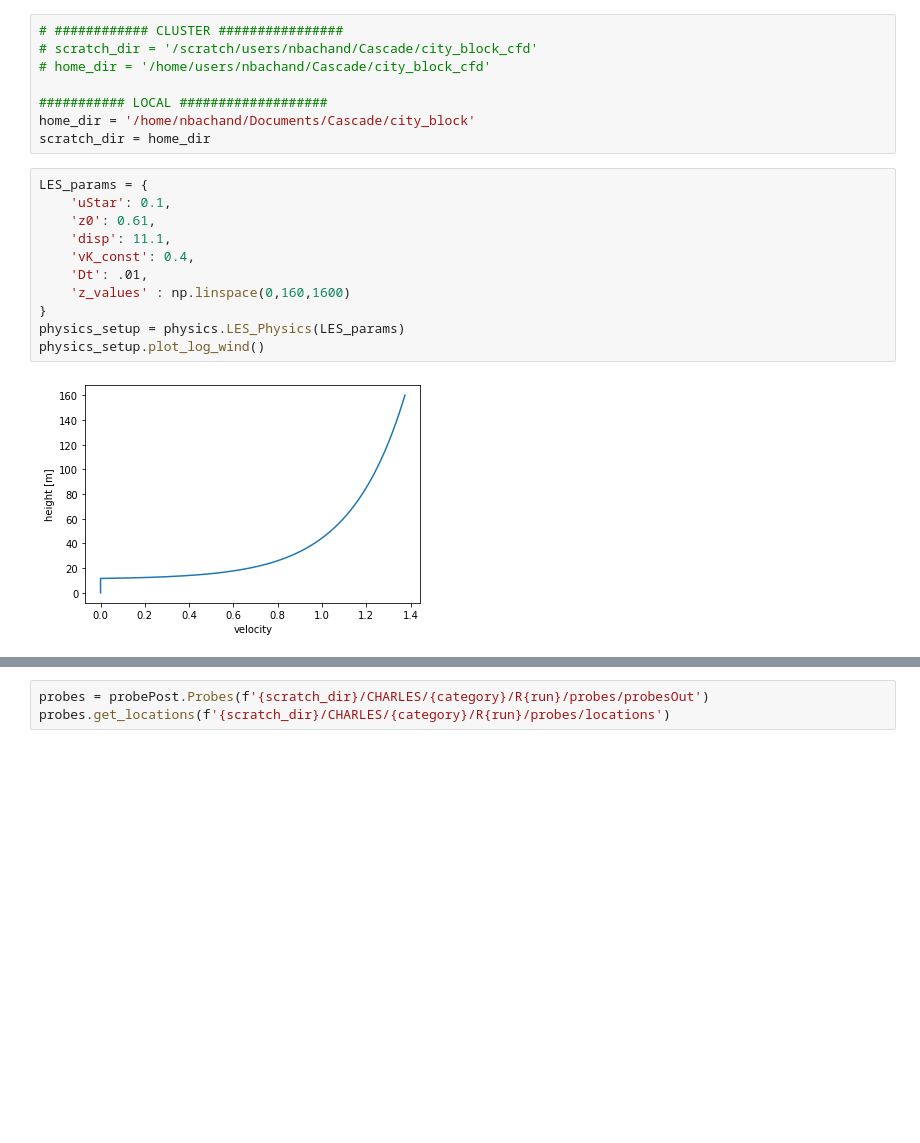
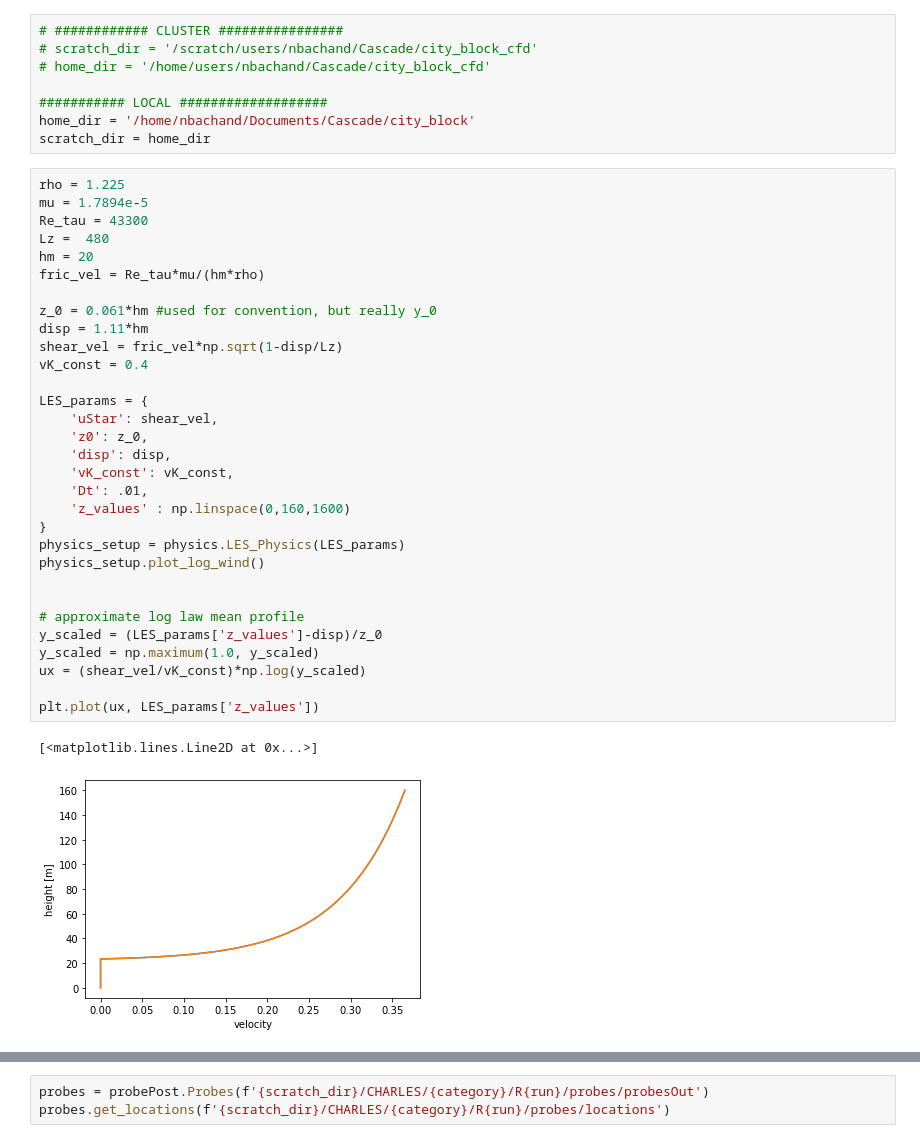
Before and after one commit to nbachand/city_block_cfd, a Jupyter notebook: sfam_post-processing.ipynb, the cells around one changed output, grey strips where cells are left out. Drawn from its saved outputs; the diff is of its cells as text; blank space fills up the shorter version.

```diff
--- a/sfam_post-processing.ipynb
+++ b/sfam_post-processing.ipynb
@@ -17,19 +17,40 @@ category =  "single_family"
 ########### LOCAL ###################
 home_dir = '/home/nbachand/Documents/Cascade/city_block'
 scratch_dir = home_dir
-# %%
-LES_params = {
-    'uStar': 0.1,
-    'z0': 0.61,
-    'disp': 11.1,
-    'vK_const': 0.4,
-    'Dt': .01,
-    'z_values' : np.linspace(0,160,1600)
-}
-physics_setup = physics.LES_Physics(LES_params)
-physics_setup.plot_log_wind()
-# %% [output]
-[figure, removed]
+# %%
+rho = 1.225
+mu = 1.7894e-5
+Re_tau = 43300
+Lz =  480
+hm = 20
+fric_vel = Re_tau*mu/(hm*rho)
+
+z_0 = 0.061*hm #used for convention, but really y_0
+disp = 1.11*hm
+shear_vel = fric_vel*np.sqrt(1-disp/Lz)
+vK_const = 0.4
+
+LES_params = {
+    'uStar': shear_vel,
+    'z0': z_0,
+    'disp': disp,
+    'vK_const': vK_const,
+    'Dt': .01,
+    'z_values' : np.linspace(0,160,1600)
+}
+physics_setup = physics.LES_Physics(LES_params)
+physics_setup.plot_log_wind()
+
+
+# approximate log law mean profile
+y_scaled = (LES_params['z_values']-disp)/z_0
+y_scaled = np.maximum(1.0, y_scaled)
+ux = (shear_vel/vK_const)*np.log(y_scaled)
+
+plt.plot(ux, LES_params['z_values'])
+# %% [output]
+[<matplotlib.lines.Line2D at 0x...>]
+[figure, added]
 # %%
 physics_setup.calc_flatplate_quantities(
     rho = 1.224,
```
Also changed, not shown: parts of 4 cells of this notebook.
